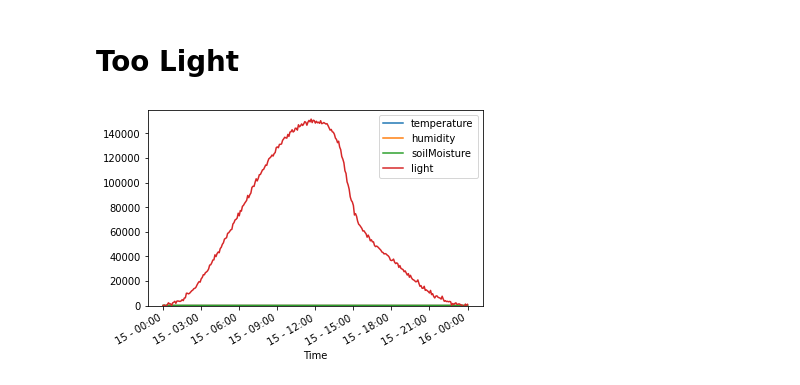
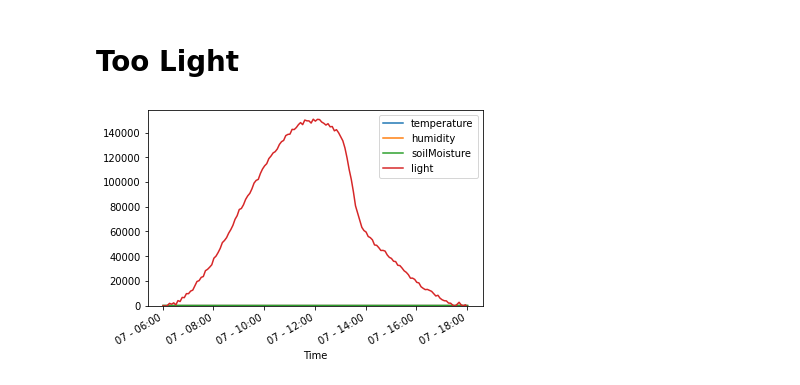
Before and after one commit to Flourish-IoT/Flourish-API, a Jupyter notebook: scripts/simulation/generate_data.ipynb, the cells around one changed output. Saved outputs shown, nothing was run; the diff lists cells and outputs as text; code cells hidden in the pictures.

```diff
--- a/scripts/simulation/generate_data.ipynb
+++ b/scripts/simulation/generate_data.ipynb
@@ -126,19 +130,21 @@ df.to_csv('too_dry.csv',)
 # %% [markdown]
 # Too Light
 # %%
-today = datetime.today()
-today_no_time = datetime(today.year, today.month, today.day, microsecond=1)
-df = generate_frame(today_no_time - timedelta(days=1), today_no_time)
+start = datetime.today()
+start = start.replace(hour=6, minute=0)
+end = start.replace(hour=18, minute=0)
+df = generate_frame(start, end)
+
 df['temperature'] = default_temperature(len(df))
 df['humidity'] = default_humidity(len(df))
 df['soilMoisture'] = default_soil_moisture(len(df))
-df['light'] = (Line(len(df), 0, 75_000).add_sin(len(df), 75_000, -np.pi/2) * Line(len(df), 0, 0.5).add_logistic(0.5, 175, -0.2)).add_noise(0, 1000).y_axis
+df['light'] = (Line(len(df), 0, 75_000).add_sin(len(df), 75_000, -np.pi/2) * Line(len(df), 0, 0.5).add_logistic(0.5, 90, -0.5)).add_noise(0, 1000).y_axis
 
 ax = df.plot()
 date_formatter = matplotlib.dates.DateFormatter('%d - %H:%M')
 ax.xaxis.set_major_formatter(date_formatter)
 ax.set_ylim(ymin=0)
 ax.set_xlabel('Time')
 df.to_csv('too_light.csv',)
 # %% [output]
-[figure, old version]
+[figure, new version]
```
Also changed, not shown: parts of 2 cells of this notebook.
